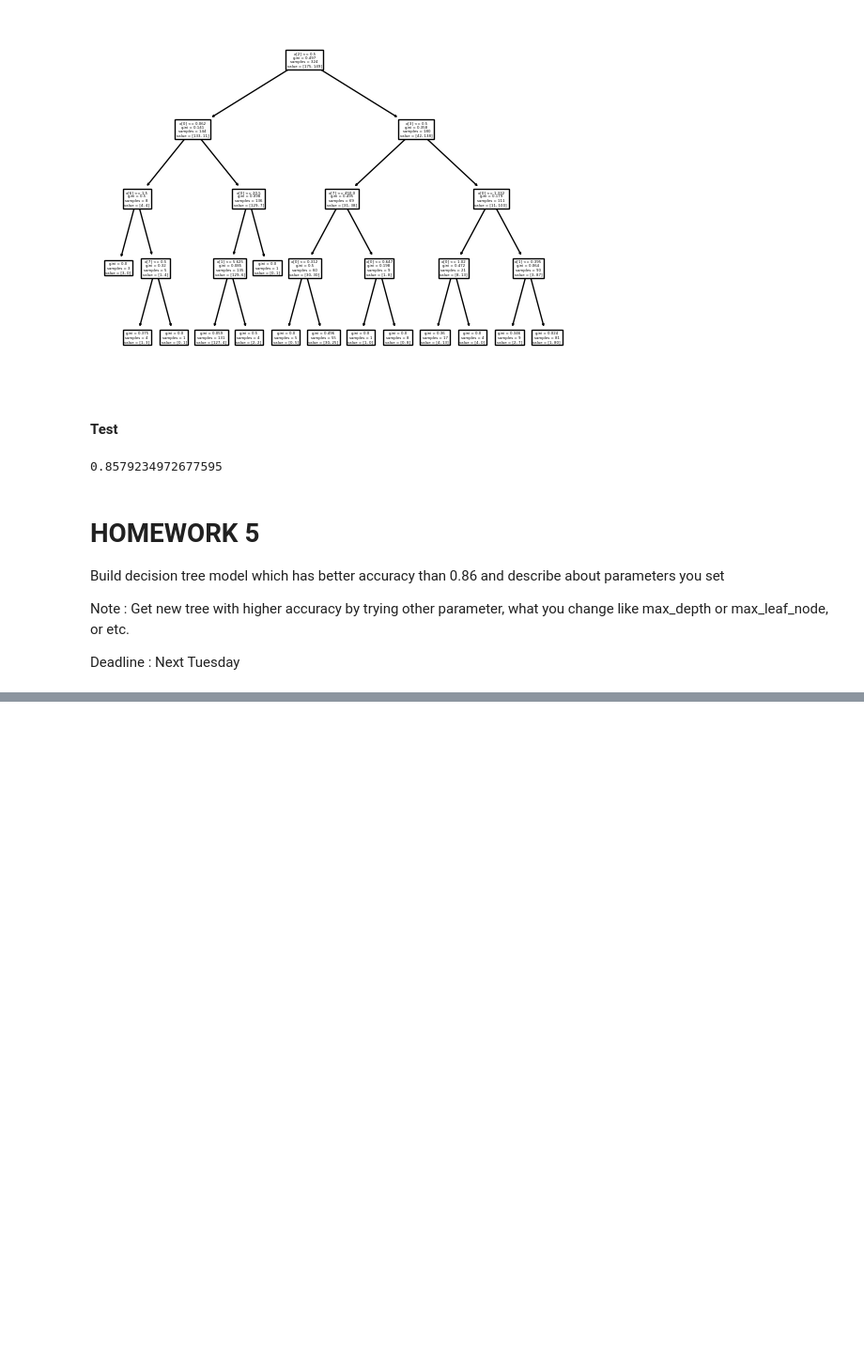
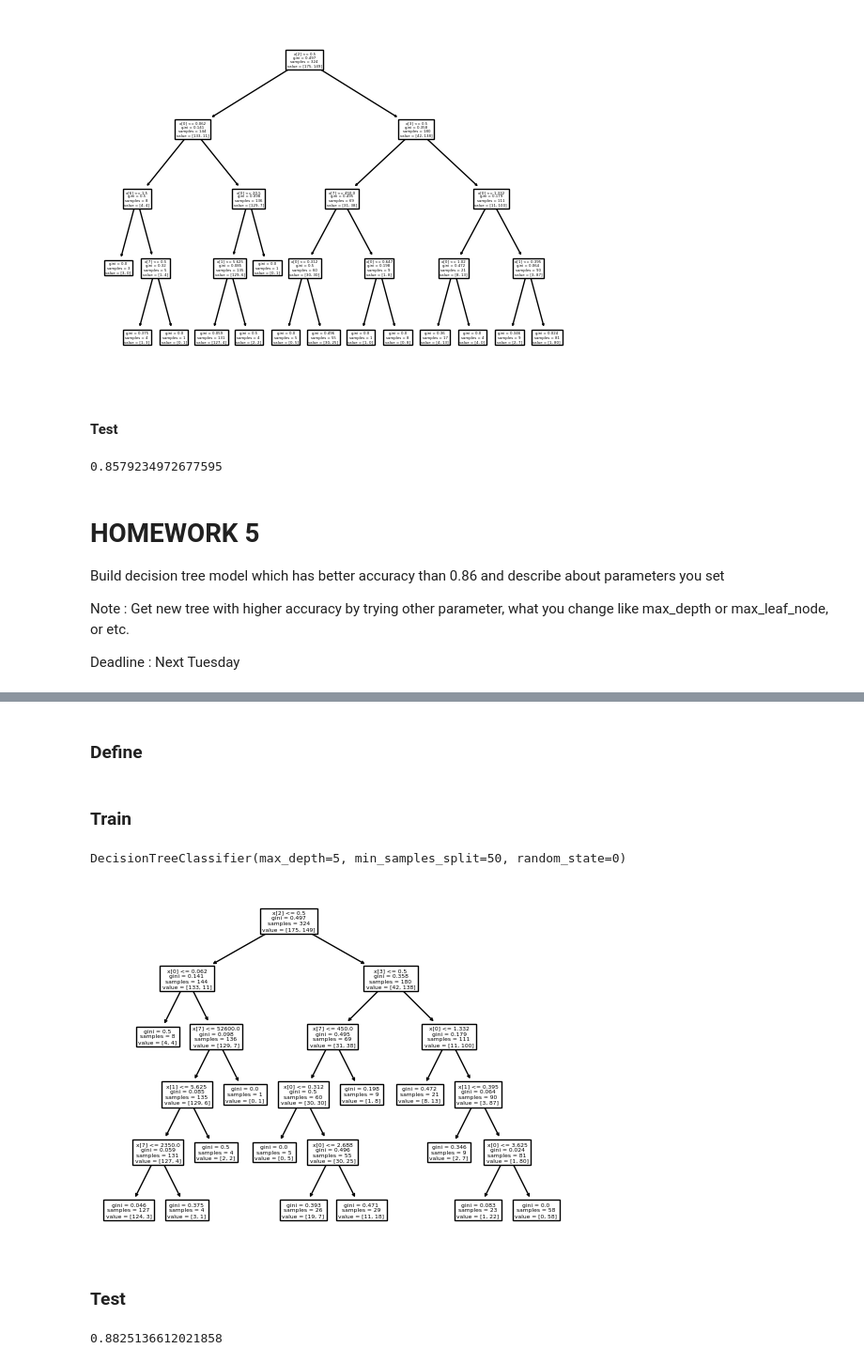
Before and after one commit to oktsadwikar/DPDM2023, a Jupyter notebook: Classification.ipynb, the cells around one changed output, grey strips where cells are left out. Shown at 94% size. Cells and saved outputs as stored; diff of their text form; code cells hidden in the pictures; blank space fills up the shorter version.

```diff
--- a/Classification.ipynb
+++ b/Classification.ipynb
@@ -250,0 +287,10 @@ Deadline : Next Tuesday
+# %% [markdown]
+### Define
+# %%
+Dtree4 = DecisionTreeClassifier(max_depth = 5, min_samples_split = 50, random_state = 0)
+# %% [markdown]
+### Train
+# %%
+Dtree4.fit(X_train,Y_train)
+# %% [output]
+DecisionTreeClassifier(max_depth=5, min_samples_split=50, random_state=0)
@@ -250,0 +299,6 @@ Deadline : Next Tuesday
+# %%
+tree.plot_tree(Dtree4);
+# %% [output]
+[figure, added]
+# %% [markdown]
+### Test
@@ -250,0 +307,4 @@ Deadline : Next Tuesday
+# %%
+accuracy_score(Y_test,y_predict4)
+# %% [output]
+0.8825136612021858
```
Also changed, not shown: parts of 13 cells of this notebook.
